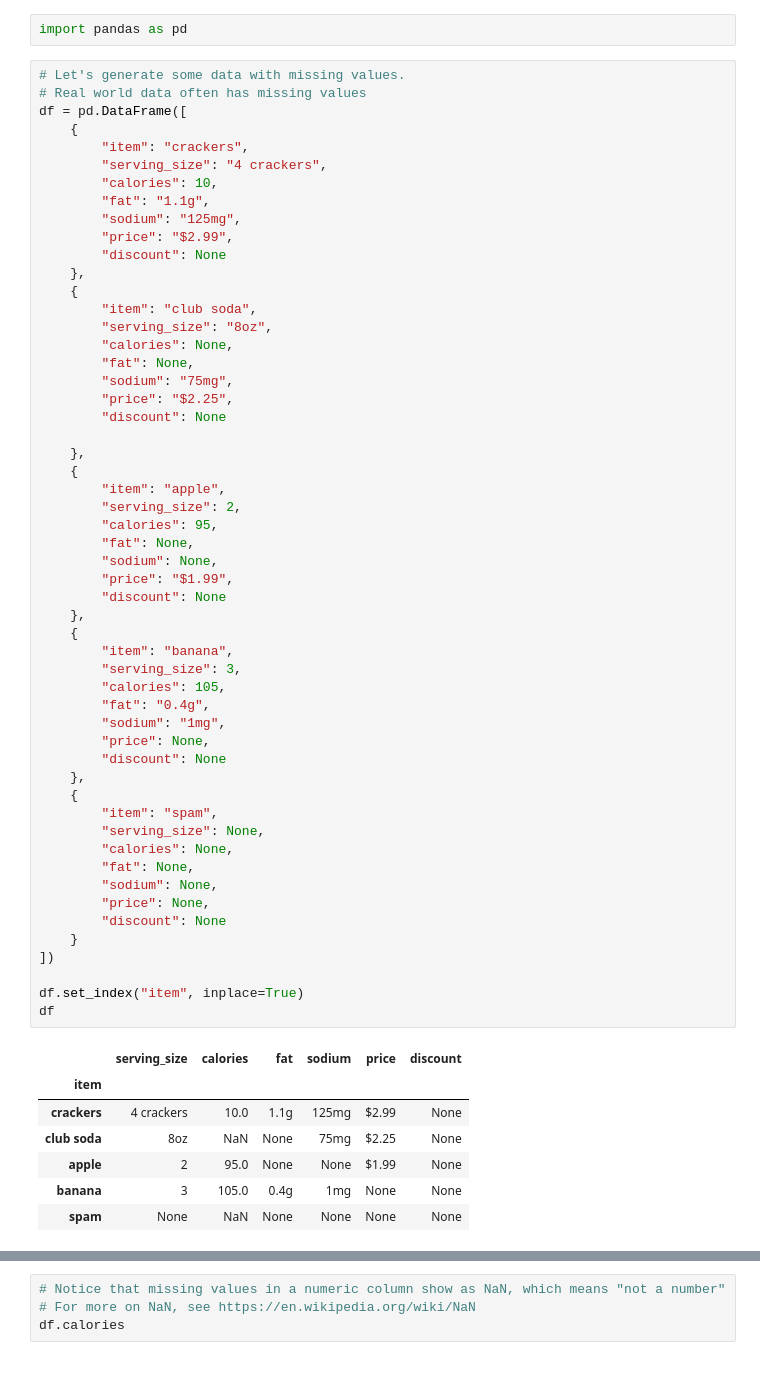
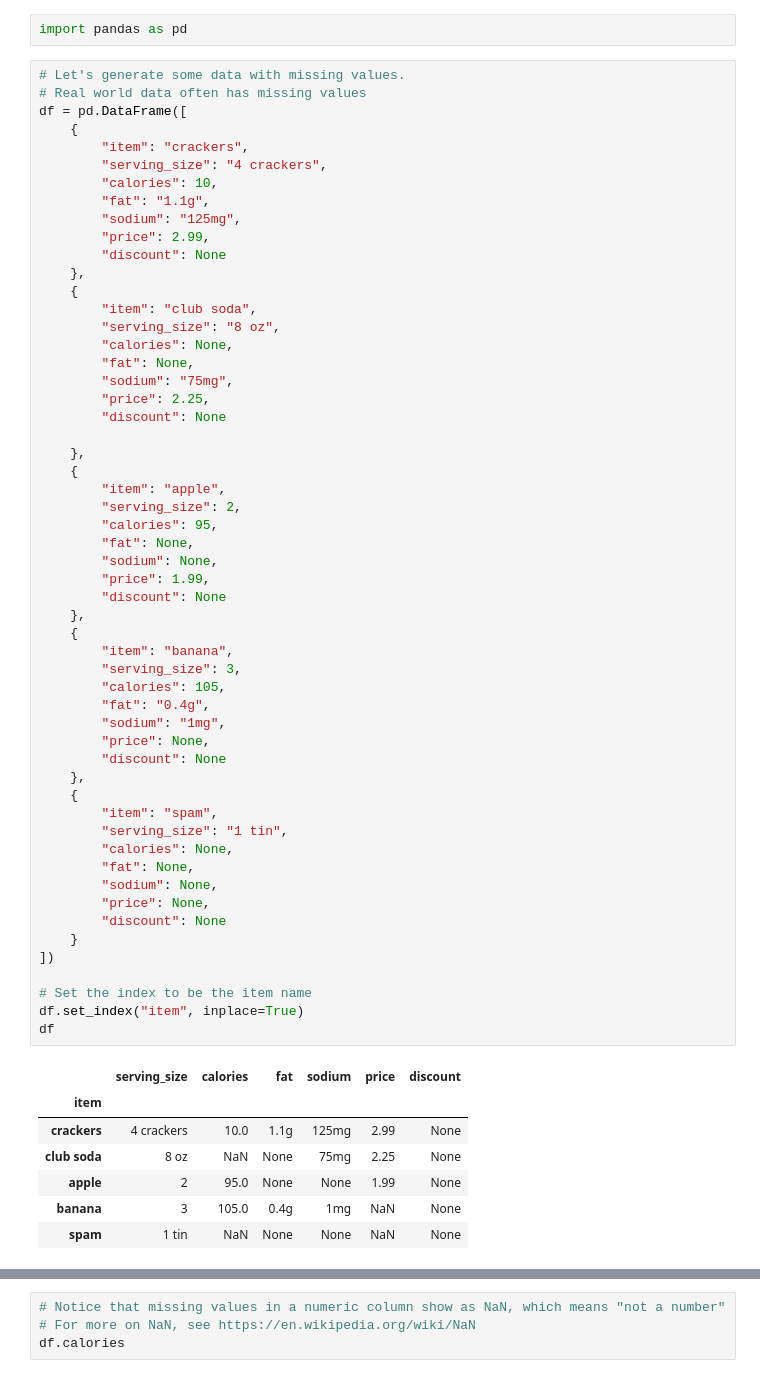
Before and after one commit to ryanorsinger/intro-to-pandas-course, a Jupyter notebook: 03_Pandas_DataFrames_Continued_01.ipynb, the cells around one changed output, grey strips where cells are left out. Drawn from its saved outputs; the diff is of its cells as text.

```diff
--- a/03_Pandas_DataFrames_Continued_01.ipynb
+++ b/03_Pandas_DataFrames_Continued_01.ipynb
@@ -22,16 +22,16 @@ df = pd.DataFrame([
         "calories": 10,
         "fat": "1.1g",
         "sodium": "125mg",
-        "price": "$2.99",
+        "price": 2.99,
         "discount": None
     },
     {
         "item": "club soda",
-        "serving_size": "8oz",
+        "serving_size": "8 oz",
         "calories": None,
         "fat": None,
         "sodium": "75mg",
-        "price": "$2.25",
+        "price": 2.25,
         "discount": None
 
     },
@@ -40,40 +40,41 @@ df = pd.DataFrame([
         "serving_size": 2,
         "calories": 95,
         "fat": None,
         "sodium": None,
-        "price": "$1.99",
+        "price": 1.99,
         "discount": None
     },
     {
         "item": "banana",
         "serving_size": 3,
         "calories": 105,
         "fat": "0.4g",
         "sodium": "1mg",
         "price": None,
         "discount": None
     },
     {
         "item": "spam",
-        "serving_size": None,
+        "serving_size": "1 tin",
         "calories": None,
         "fat": None,
         "sodium": None,
         "price": None,
         "discount": None
     }
 ])
 
+# Set the index to be the item name
 df.set_index("item", inplace=True)
 df
 # %% [output]
 |  | serving_size | calories | fat | sodium | price | discount |
 | item |  |  |  |  |  |  |
-| crackers | 4 crackers | 10.0 | 1.1g | 125mg | $2.99 | None |
-| club soda | 8oz | NaN | None | 75mg | $2.25 | None |
-| apple | 2 | 95.0 | None | None | $1.99 | None |
-| banana | 3 | 105.0 | 0.4g | 1mg | None | None |
-| spam | None | NaN | None | None | None | None |
+| crackers | 4 crackers | 10.0 | 1.1g | 125mg | 2.99 | None |
+| club soda | 8 oz | NaN | None | 75mg | 2.25 | None |
+| apple | 2 | 95.0 | None | None | 1.99 | None |
+| banana | 3 | 105.0 | 0.4g | 1mg | NaN | None |
+| spam | 1 tin | NaN | None | None | NaN | None |
 # %%
 # The .info method outputs data types and non-null value count
 df.info()
```
Also changed, not shown: parts of 23 cells of this notebook, 1 other file.
